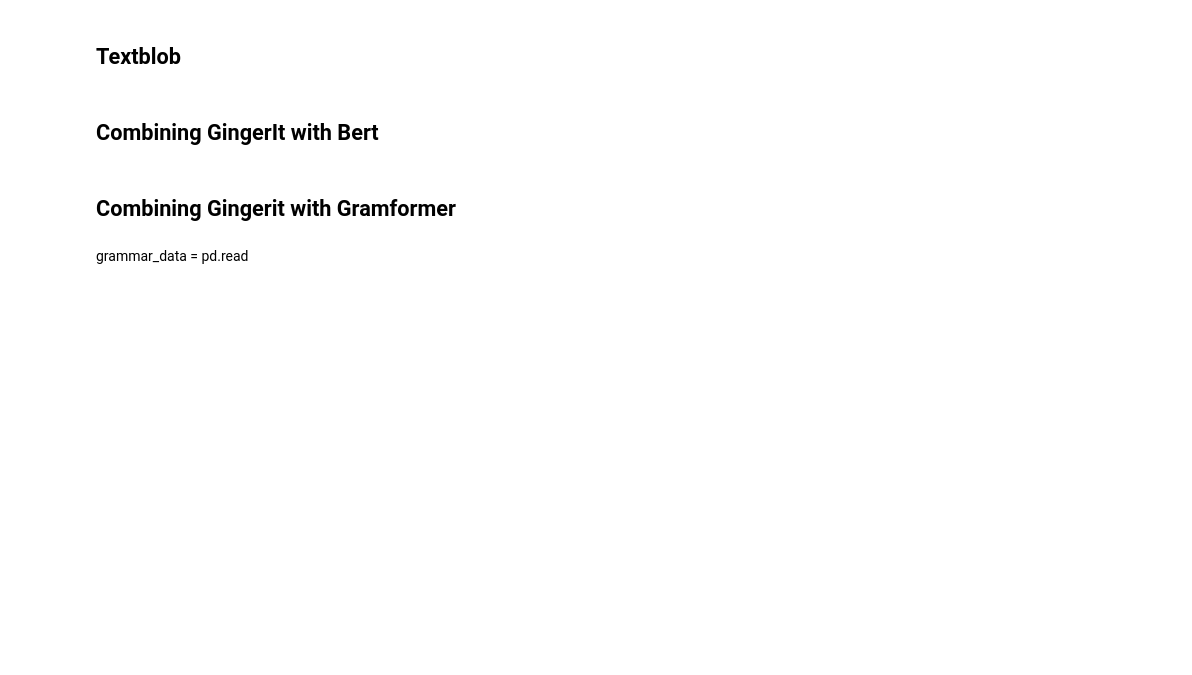
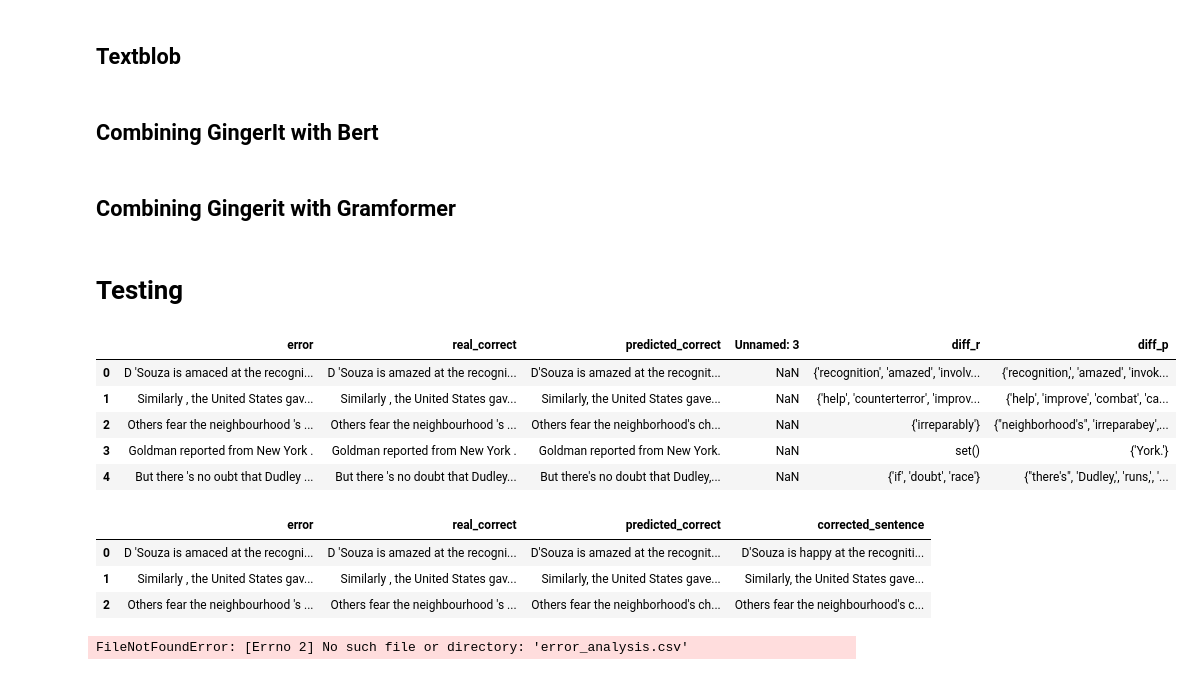
Before and after one commit to BernardTockmaji/english_correction_models, a Jupyter notebook: english_corrector_models.ipynb, the cells around one changed output. Saved outputs shown, nothing was run; the diff lists cells and outputs as text; code cells hidden in the pictures; blank space fills up the shorter version.

```diff
--- a/english_corrector_models.ipynb
+++ b/english_corrector_models.ipynb
@@ -241,5 +241,16 @@ def textblob_corrector(text):
 # test_df['ginger_corrected_sentence'] = test_df['input'].apply(lambda text: ginger_corrector(text))
 # test_df['combined_with_gramformer'] = test_df['ginger_corrected_sentence'].apply(lambda text: gramformer_corrector(text))
 # test_df.head(40)
-# %% [markdown]
-grammar_data = pd.read
+# %% [markdown]
+# Testing
+# %%
+grammar_df = pd.read_csv("./grammar_error_check.csv")
+# %%
+grammar_df.head()
+# %% [output]
+|  | error | real_correct | predicted_correct | Unnamed: 3 | diff_r | diff_p |
+| 0 | D 'Souza is amaced at the recogni... | D 'Souza is amazed at the recogni... | D'Souza is amazed at the recognit... | NaN | {'recognition', 'amazed', 'involv... | {'recognition,', 'amazed', 'invok... |
+| 1 | Similarly , the United States gav... | Similarly , the United States gav... | Similarly, the United States gave... | NaN | {'help', 'counterterror', 'improv... | {'help', 'improve', 'combat', 'ca... |
+| 2 | Others fear the neighbourhood 's ... | Others fear the neighbourhood 's ... | Others fear the neighborhood's ch... | NaN | {'irreparably'} | {"neighborhood's", 'irreparabey',... |
+| 3 | Goldman reported from New York . | Goldman reported from New York . | Goldman reported from New York. | NaN | set() | {'York.'} |
+| 4 | But there 's no oubt that Dudley ... | But there 's no doubt that Dudley... | But there's no doubt that Dudley,... | NaN | {'if', 'doubt', 'race'} | {"there's", 'Dudley,', 'runs,', '... |
@@ -245,0 +261,13 @@ grammar_data = pd.read
+# %%
+grammar_df.head(3)
+# %% [output]
+|  | error | real_correct | predicted_correct | corrected_sentence |
+| 0 | D 'Souza is amaced at the recogni... | D 'Souza is amazed at the recogni... | D'Souza is amazed at the recognit... | D'Souza is happy at the recogniti... |
+| 1 | Similarly , the United States gav... | Similarly , the United States gav... | Similarly, the United States gave... | Similarly, the United States gave... |
+| 2 | Others fear the neighbourhood 's ... | Others fear the neighbourhood 's ... | Others fear the neighborhood's ch... | Others fear the neighbourhood's c... |
+# %%
+path = "spell error detection/"
+data = pd.DataFrame(grammar_df)
+data.to_csv('error_analysis.csv', index=False)
+# %% [output]
+FileNotFoundError: [Errno 2] No such file or directory: 'error_analysis.csv'
```
Also changed, not shown: parts of 2 cells of this notebook, 1 other file.
